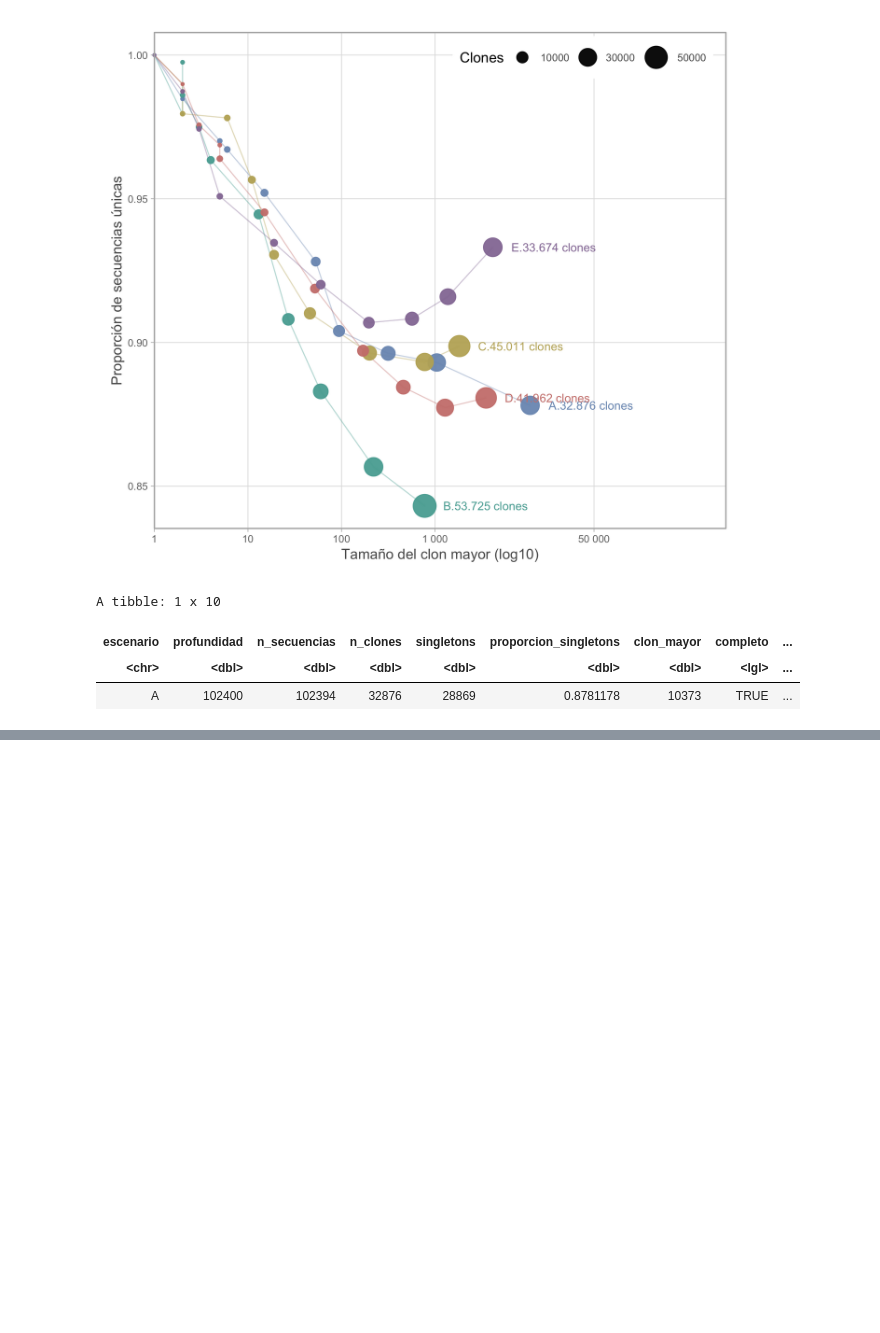
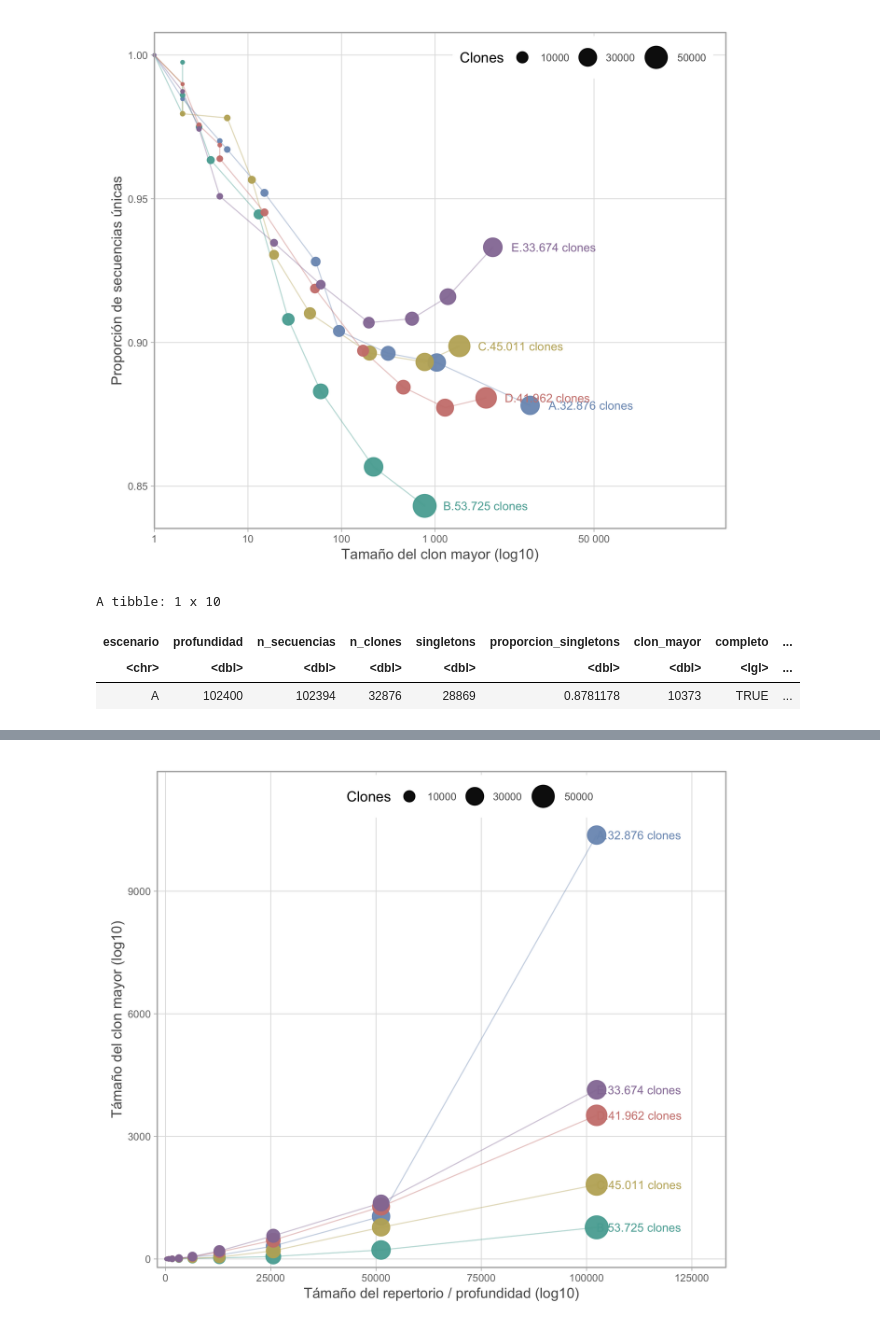
Before and after one commit to sofiacardenase/tesisbioinf-sofia, a Jupyter notebook: notebooks/7.2-clonal_plotA.ipynb, the cells around one changed output, grey strips where cells are left out. Saved outputs shown, nothing was run; the diff lists cells and outputs as text; code cells hidden in the pictures; blank space fills up the shorter version.

```diff
--- a/notebooks/7.2-clonal_plotA.ipynb
+++ b/notebooks/7.2-clonal_plotA.ipynb
@@ -217,0 +127,58 @@ ggplot(d, aes(x = profundidad, y = proporcion_singletons, color = escenario)) +
+# %%
+
+library(ggplot2)
+
+options(repr.plot.width = 8, repr.plot.height = 6, repr.plot.res = 300)
+
+colors <- c(A = "#7B98BE", B = "#58ABA2", C = "#BFAF66", D = "#CD817C", E = "#957BA4")
+
+
+ggplot(d, aes(x = profundidad, y = clon_mayor, color = escenario)) +
+  geom_line(data = ~ filter(.x, completo), linewidth = 0.4, alpha = 0.4) +
+  geom_point(data = ~ filter(.x, completo), aes(size = n_clones), alpha = 0.95) +
+  geom_text(
+     data = fin,
+    aes(label = etiqueta),
+    hjust = 0,             # igual que el gráfico que quedó bien
+    nudge_x = 0.12,
+    size = 3.2,
+  ) +
+  # scale_x_log10(
+    # breaks = c(100, 1000, 10000, 100000),
+    # labels = c("100", "1 000", "10 000", "100 000"),
+    # limits = c(100, 102400),
+    # expand = expansion(mult = c(0, 0.12))
+  # ) +
+  # scale_y_log10(
+    # breaks = c(1, 10, 100, 1000, 10000),
+    # labels = c("1", "10", "100", "1 000", "10 000")
+  # ) +
+  scale_x_continuous(expand = expansion(mult = c(0.02, 0.30))) +   # NUEVO: espacio a la derecha
+  scale_y_continuous(expand = expansion(mult = c(0.02, 0.15))) +   # NUEVO: espacio arriba
+  scale_size(
+    range = c(0.5, 8),
+    breaks = c(10000, 30000, 50000),
+  ) +
+  scale_color_manual(values = colors, guide = "none") +
+  coord_cartesian(clip = "off") +
+  labs(
+  x = "T\u00E1ma\u00F1o del repertorio / profundidad (log10)",
+  y = "T\u00E1ma\u00F1o del clon mayor (log10)",
+  size = "Clones"
+) +
+  theme_light() +
+ theme(
+    plot.title = element_text(size = 9, colour = "grey35", hjust = 0, margin = margin(b = 14)),
+    plot.margin = margin(12, 90, 12, 12),          # igual que el otro
+    axis.title = element_text(colour = "grey35"),
+    axis.text = element_text(size = 8, colour = "grey45"),
+    panel.grid.minor = element_blank(),
+    panel.grid.major = element_line(colour = "grey88", linewidth = 0.3),
+    legend.position = "inside",
+    legend.position.inside = c(0.55, 0.95),        # un poco a la izquierda, para no tapar a A
+    legend.direction = "horizontal",
+    legend.text = element_text(size = 8, colour = "grey35"),
+
+ )
+# %% [output]
+[figure, added]
```
Also changed, not shown: parts of 4 cells of this notebook, 3 other files.
